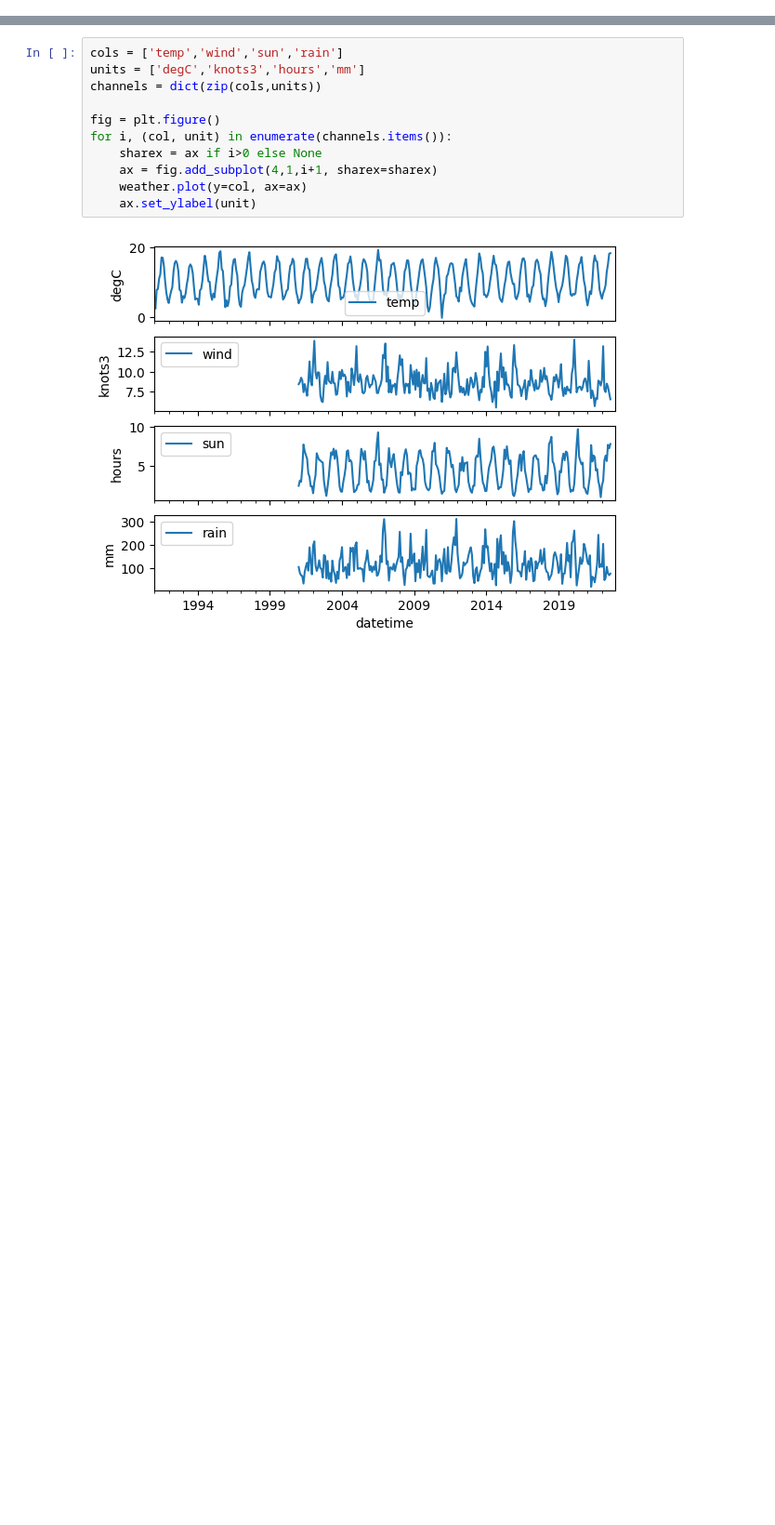
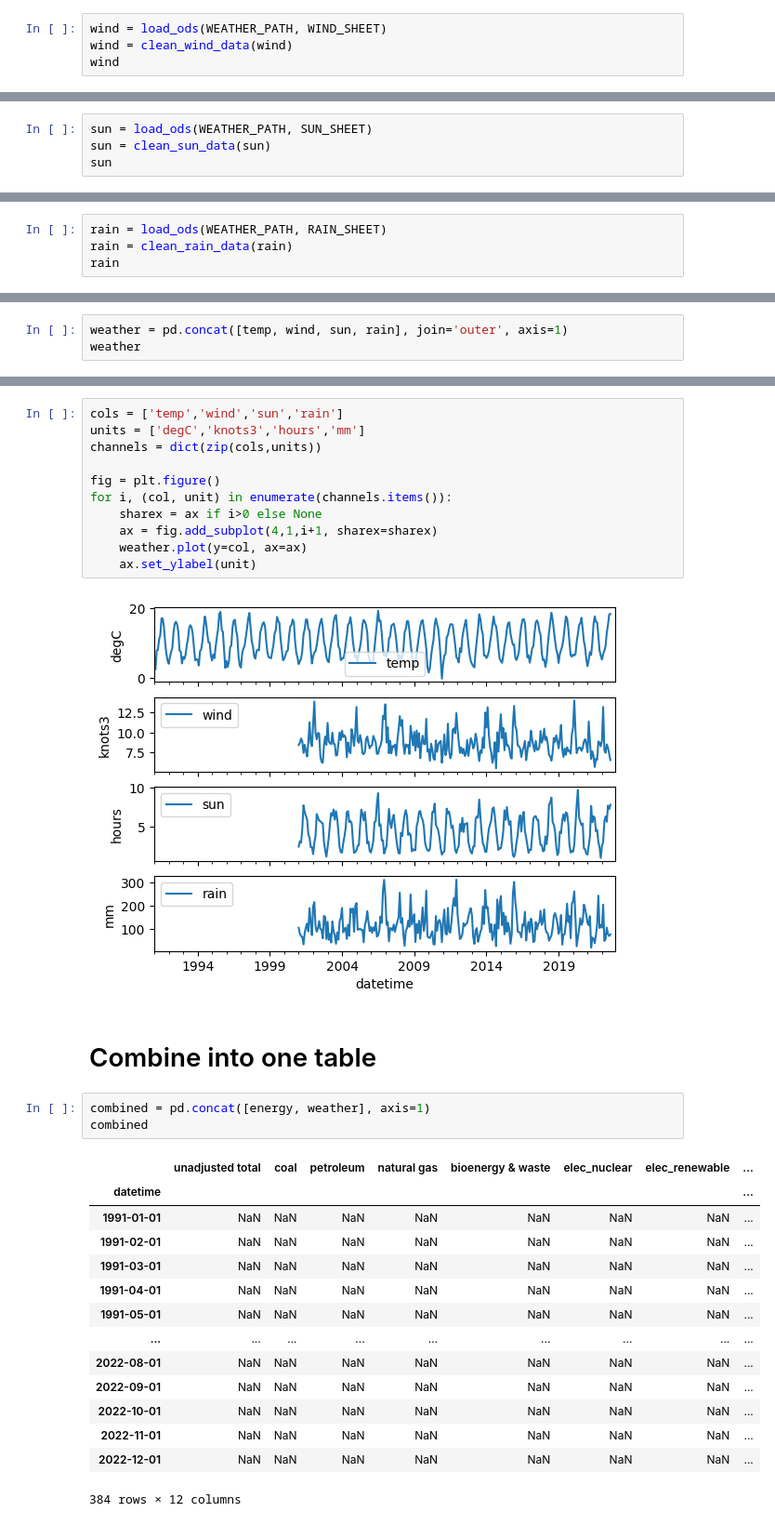
Before and after one commit to adin786/energy_forecast, a Jupyter notebook: notebooks/01-data-exploration.ipynb, the cells around one changed output, grey strips where cells are left out. Shown at 93% size. Saved outputs shown, nothing was run; the diff lists cells and outputs as text; blank space fills up the shorter version.

```diff
--- a/notebooks/01-data-exploration.ipynb
+++ b/notebooks/01-data-exploration.ipynb
@@ -268,0 +95,4 @@ weather
+# %%
+wind = load_ods(WEATHER_PATH, WIND_SHEET)
+wind = clean_wind_data(wind)
+wind
@@ -268,0 +114,4 @@ weather
+# %%
+sun = load_ods(WEATHER_PATH, SUN_SHEET)
+sun = clean_sun_data(sun)
+sun
@@ -268,0 +133,4 @@ weather
+# %%
+rain = load_ods(WEATHER_PATH, RAIN_SHEET)
+rain = clean_rain_data(rain)
+rain
@@ -268,0 +152,3 @@ weather
+# %%
+weather = pd.concat([temp, wind, sun, rain], join='outer', axis=1)
+weather
@@ -279,3 +195,23 @@ for i, (col, unit) in enumerate(channels.items()):
     ax.set_ylabel(unit)
 # %% [output]
 [figure]
+# %% [markdown]
+# Combine into one table
+# %%
+combined = pd.concat([energy, weather], axis=1)
+combined
+# %% [output]
+|  | unadjusted total | coal | petroleum | natural gas | bioenergy & waste | elec_nuclear | elec_renewable | ... |
+| datetime |  |  |  |  |  |  |  | ... |
+| 1991-01-01 | NaN | NaN | NaN | NaN | NaN | NaN | NaN | ... |
+| 1991-02-01 | NaN | NaN | NaN | NaN | NaN | NaN | NaN | ... |
+| 1991-03-01 | NaN | NaN | NaN | NaN | NaN | NaN | NaN | ... |
+| 1991-04-01 | NaN | NaN | NaN | NaN | NaN | NaN | NaN | ... |
+| 1991-05-01 | NaN | NaN | NaN | NaN | NaN | NaN | NaN | ... |
+| ... | ... | ... | ... | ... | ... | ... | ... | ... |
+| 2022-08-01 | NaN | NaN | NaN | NaN | NaN | NaN | NaN | ... |
+| 2022-09-01 | NaN | NaN | NaN | NaN | NaN | NaN | NaN | ... |
+| 2022-10-01 | NaN | NaN | NaN | NaN | NaN | NaN | NaN | ... |
+| 2022-11-01 | NaN | NaN | NaN | NaN | NaN | NaN | NaN | ... |
+| 2022-12-01 | NaN | NaN | NaN | NaN | NaN | NaN | NaN | ... |
+384 rows × 12 columns
```
Also changed, not shown: parts of 20 cells of this notebook, 9 other files.
